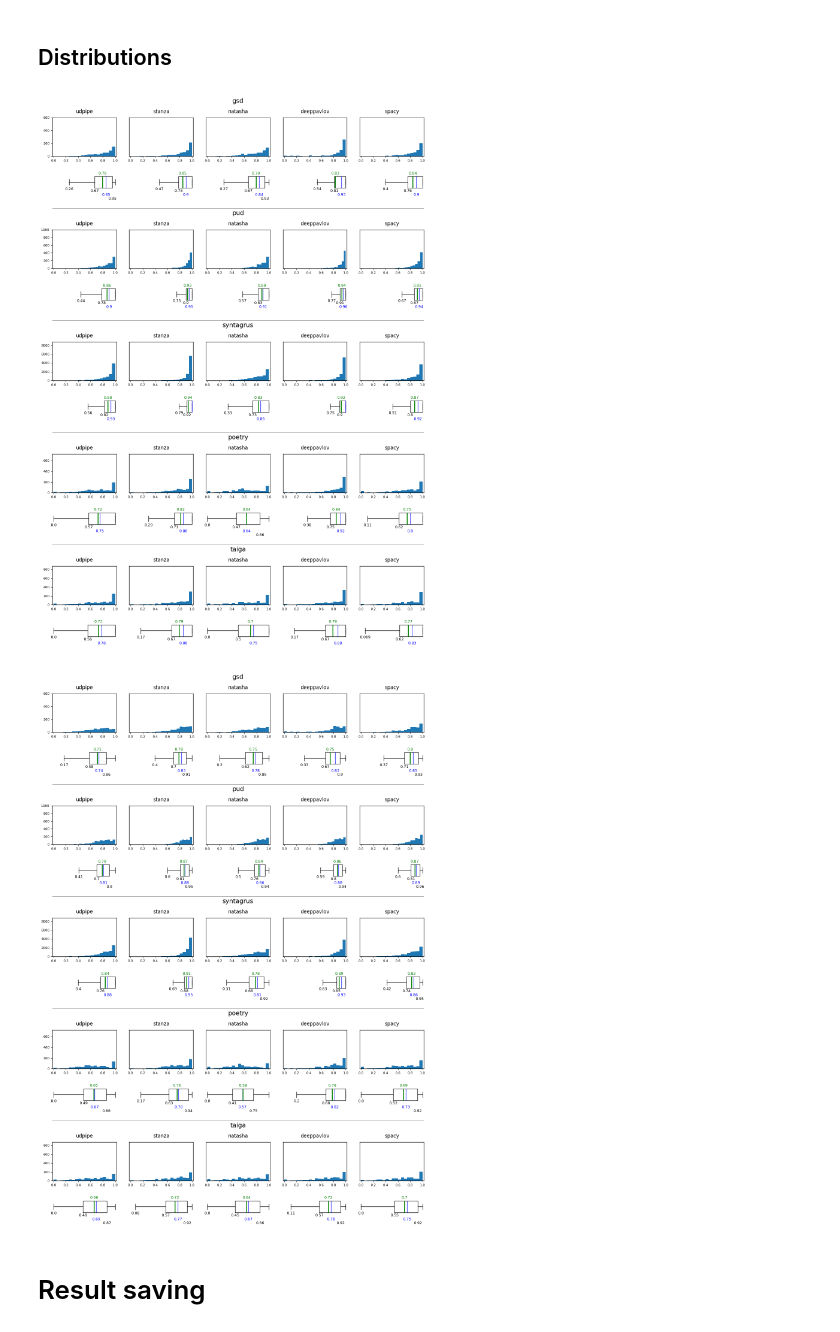
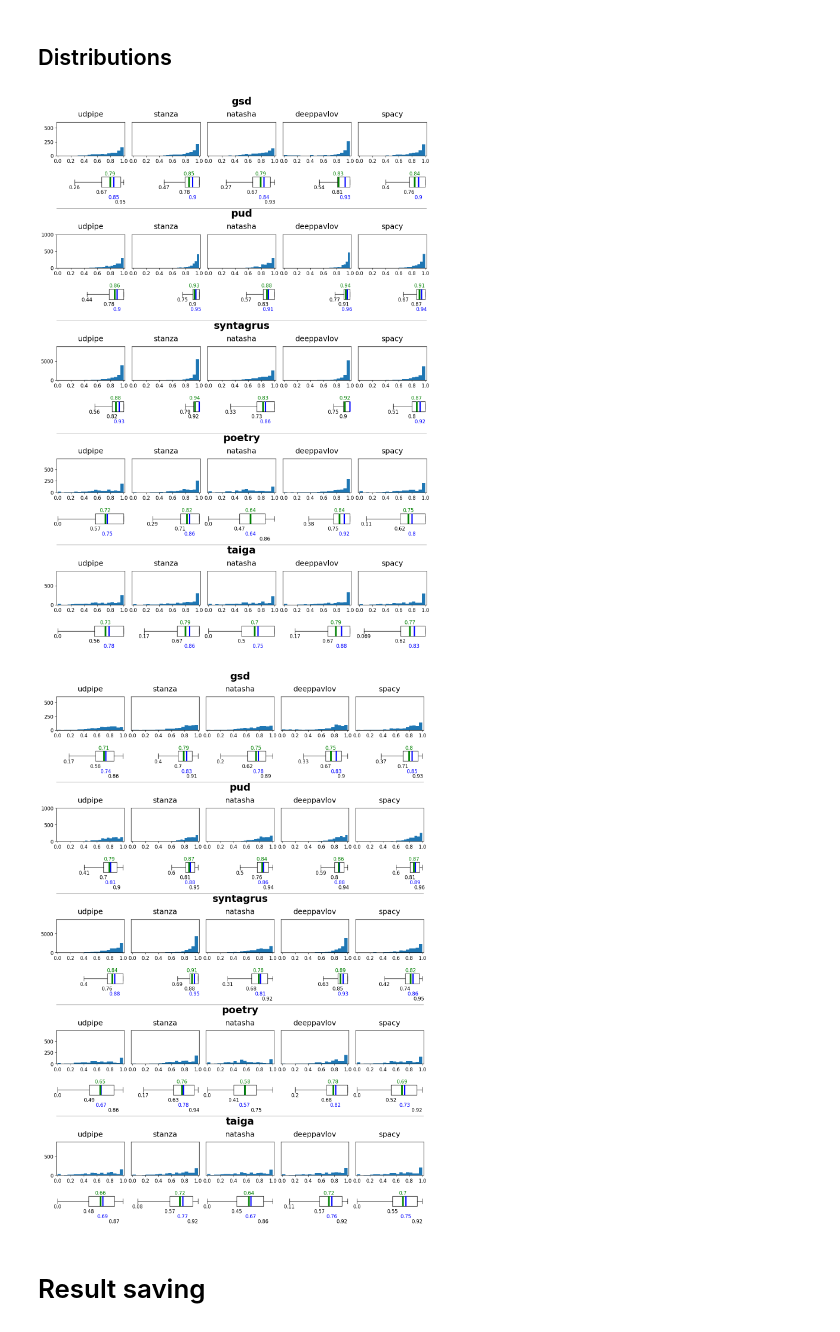
Before and after one commit to Derinhelm/parser_stat, a Jupyter notebook: Russian_parser_statistics.ipynb, the cells around one changed output. Saved outputs shown, nothing was run; the diff lists cells and outputs as text; code cells hidden in the pictures.

```diff
--- a/Russian_parser_statistics.ipynb
+++ b/Russian_parser_statistics.ipynb
@@ -592,46 +592,46 @@ spacy & 119 (20\%) & 226 (23\%) & 1920 (22\%) & 152 (21\%) & 199 (23\%) \\
 # %%
 def draw_hboxplot(ax_plot, data, p):
     b = ax_plot.boxplot(x=data, showfliers=False,showcaps=True,showmeans=True,
-            meanprops={'color':'green', 'linewidth': 2, 'linestyle':'solid'},
-            medianprops={'color': 'blue'},
+            meanprops={'color':'green', 'linewidth': 4, 'linestyle':'solid'},
+            medianprops={'color': 'blue', 'linewidth': 3},
             vert=False, meanline=True, widths=0.3)
     ax_plot.set_xlim([-0.02, 1.02])
     ax_plot.get_yaxis().set_visible(False)
     c = b['caps'][0]._x[0]
     ax_plot.text(
           c, # x-coordinate
-          0.8, # y-coordinate
+          0.79, # y-coordinate
           f'{c:.2}', # text
           horizontalalignment='center', # centered
-          fontsize=9, # small font size
+          fontsize=12, # small font size
       )
 
     u_q1 = data.quantile(0.25)
     ax_plot.text(
         u_q1, # x-coordinate
-        0.75, # y-coordinate
+        0.65, # y-coordinate
         f'{u_q1:.2}', # text
         horizontalalignment='center', # centered
-        fontsize=9, # small font size
+        fontsize=12, # small font size
     )
     u_q2 = data.quantile(0.5)
     if u_q2 != 1.0:
       ax_plot.text(
         u_q2, # x-coordinate
-        0.65, # y-coordinate
+        0.5, # y-coordinate
         f'{u_q2:.2}', # text
         horizontalalignment='center', # centered
-        fontsize=9, # small font size
+        fontsize=12, # small font size
         color='blue'
       )
     u_q3 = data.quantile(0.75)
     if u_q3 != 1.0:
       ax_plot.text(
         u_q3, # x-coordinate
-        0.55, # y-coordinate
+        0.35, # y-coordinate
         f'{u_q3:.2}', # text
         horizontalalignment='center', # centered
-        fontsize=9, # small font size
+        fontsize=12, # small font size
       )
 
     u_mean = data.mean()
@@ -641,7 +641,7 @@ def draw_hboxplot(ax_plot, data, p):
             1.2, # y-coordinate
             f'{u_mean:.2}', # text
             horizontalalignment='center', # centered
-            fontsize=9, # small font size
+            fontsize=12, # small font size
             color='green'
       )
     #ax_plot.title.set_text(f"{p}_UAS")
@@ -651,6 +651,8 @@ def draw_hist(ax_plot, data):
       #ax[2 * treebank_i, parser_i].title.set_text(f"{t}_{p}")
       ax_plot.set_ylim([0, len(data)])
       ax_plot.set_xlim([-0.02, 1.02])
+      xlabels = [round(0.2 * i, 2) for i in range(0, 6)]
+      ax_plot.set_xticks(xlabels, xlabels, fontdict={'fontsize':12})
 # %%
 import matplotlib
 import matplotlib.gridspec as gridspec
@@ -658,27 +660,27 @@ import matplotlib.pyplot as plt
 import matplotlib.ticker as ticker
 # %%
 def draw_diagrams(data, file_title):
-    matplotlib.rc('xtick', labelsize=8)
-    matplotlib.rc('ytick', labelsize=8)
+    matplotlib.rc('xtick', labelsize=12)
+    matplotlib.rc('ytick', labelsize=12)
     matplotlib.rcParams['axes.linewidth'] = 1
 
     fig = plt.figure(figsize = (16,24))
 
     gs = gridspec.GridSpec(4 * len(treebank_names), len(parser_names), figure=fig,
-                  wspace=0.2, hspace=0.3,
+                  wspace=0.1, hspace=0.5,
                   height_ratios=(0.01, 0.01,  0.09, 0.09) * len(treebank_names))
 
 
     for treebank_i, t in enumerate(treebank_names):
       ax_t = fig.add_subplot(gs[4 * treebank_i, :])
-      ax_t.text(0.5, 0.5, t, va="top", ha="center", fontsize=15)
+      ax_t.text(0.5, 0.8, t, va="top", ha="center", fontsize=24, weight="bold")
       if treebank_i != 0:
         ax_t.axhline(y=1, color='gray', lw=1)
       ax_t.axis('off')
 
       for parser_i, p in enumerate(parser_names):
           ax_tp = fig.add_subplot(gs[4 * treebank_i + 1, parser_i])
-          ax_tp.text(0.5, 0.5, p, va="top", ha="center", fontsize=12)
+          ax_tp.text(0.5, 0.5, p, va="top", ha="center", fontsize=18)
           ax_tp.axis('off')
 
           ax_h = fig.add_subplot(gs[4 * treebank_i + 2, parser_i])
@@ -692,17 +694,17 @@ def draw_diagrams(data, file_title):
           ax_b.axis('off')
 
 
-    plt.savefig(file_title)
+    plt.savefig(file_title, format='eps', dpi=300, bbox_inches='tight')
 
     plt.show()
 # %%
-draw_diagrams(align_uas_f, 'pics/uas.jpg')
+draw_diagrams(align_uas_f, 'pics/uas.eps')
 # %% [output]
-[figure, old version]
+[figure, new version]
 # %%
-draw_diagrams(align_las_f, 'pics/las.jpg')
+draw_diagrams(align_las_f, 'pics/las.eps')
 # %% [output]
-[figure, old version]
+[figure, new version]
 # %% [markdown]
 # Result saving
 # %%
```
